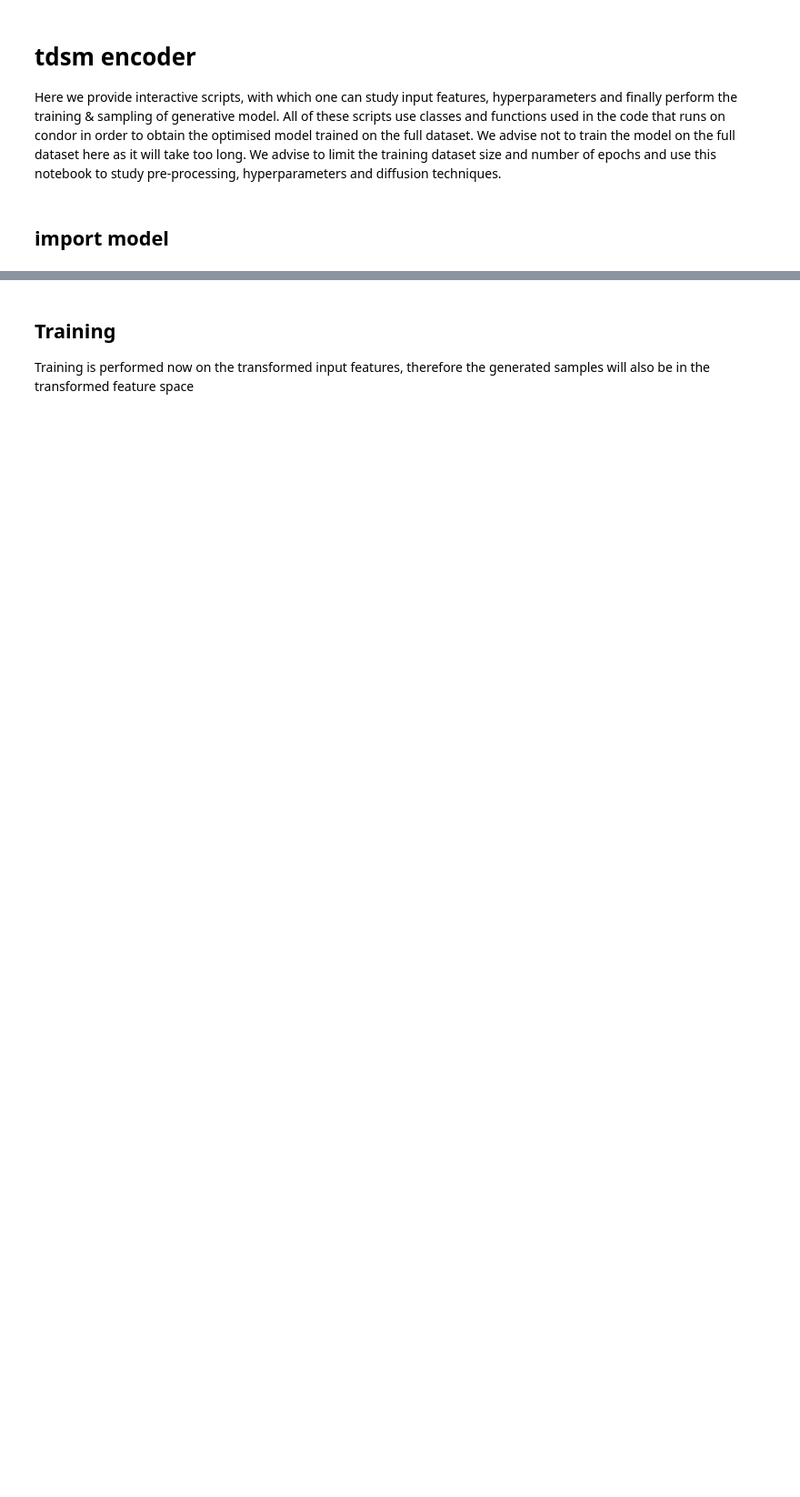
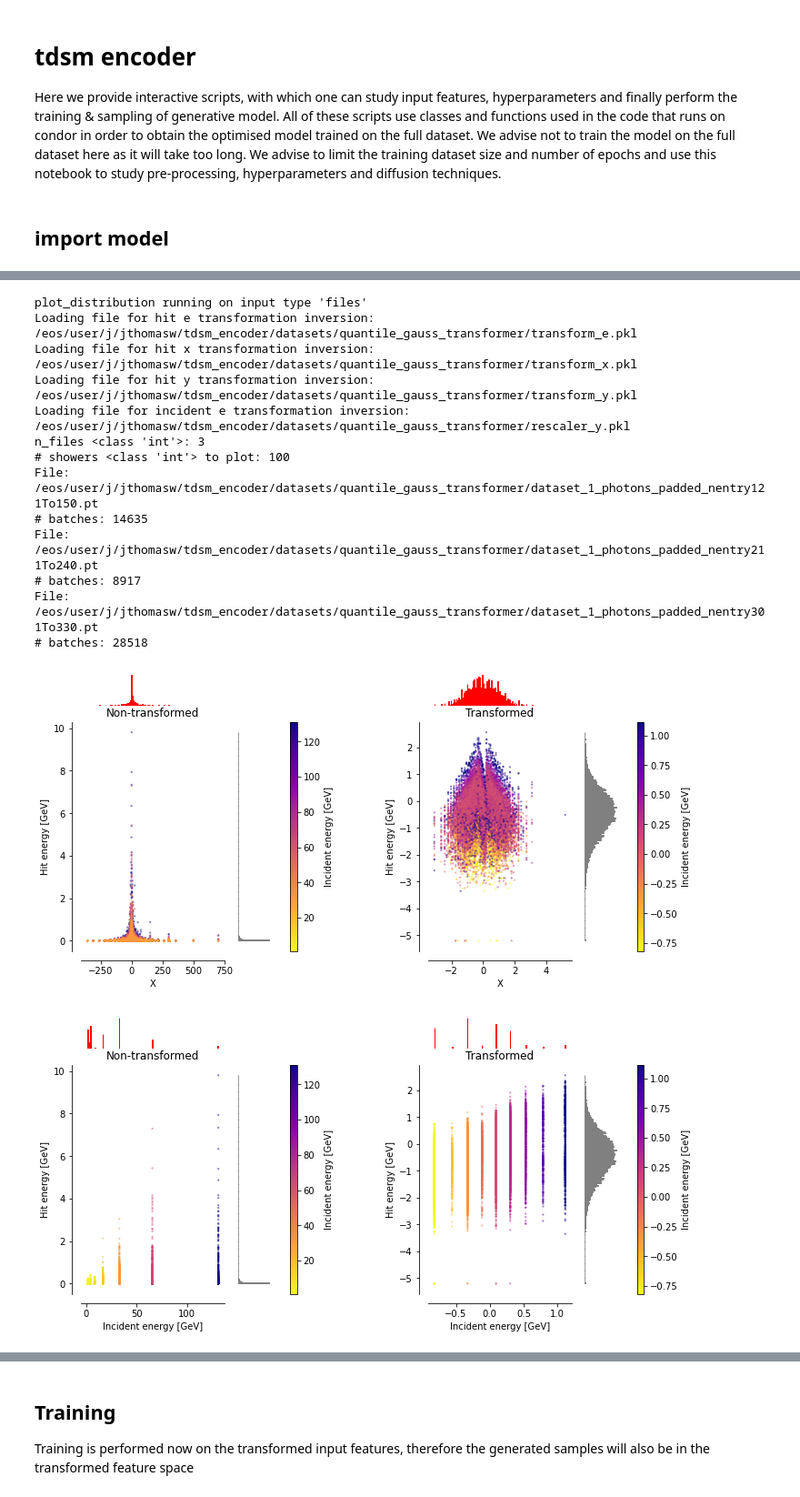
Before and after one commit to vincentchen566/tdsm_encoder, a Jupyter notebook: tdsm_encoder.ipynb, the cells around one changed output, grey strips where cells are left out. Shown: that part at 91% size. Cells and saved outputs as stored; diff of their text form; code cells hidden in the pictures; blank space fills up the shorter version.

```diff
--- a/tdsm_encoder.ipynb
+++ b/tdsm_encoder.ipynb
@@ -193,0 +238,41 @@ Plot hit z
+# %%
+# Non-transformed variables
+dists = util.display.plot_distribution(files_list_, nshowers_2_plot=100, energy_trans_file='transform_e.pkl', x_trans_file='transform_x.pkl', y_trans_file='transform_y.pkl', ine_trans_file='rescaler_y.pkl')
+entries = dists[0]
+all_incident_e = dists[1]
+total_deposited_e_shower = dists[2]
+all_e = dists[3]
+all_x = dists[4]
+all_y = dists[5]
+all_z = dists[6]
+all_hit_ine = dists[7]
+average_x_shower = dists[8]
+average_y_shower = dists[9]
+
+distributions = [(('X', 'Hit energy [GeV]', 'Incident energy [GeV]') , (all_x, all_e, all_hit_ine, all_x_trans, all_e_trans, all_hit_ine_trans))]
+util.display.make_plot(distributions)
+
+distributions = [(('Incident energy [GeV]', 'Hit energy [GeV]', 'Incident energy [GeV]') , (all_hit_ine, all_e, all_hit_ine, all_hit_ine_trans, all_e_trans, all_hit_ine_trans))]
+util.display.make_plot(distributions)
+
+distributions = [(('Av. X Position', 'Av. Y Position', 'Incident energy [GeV]') , (average_x_shower, average_y_shower, all_incident_e, average_x_shower_trans, average_y_shower_trans, all_incident_e_trans))]
+util.display.make_plot(distributions)
+
+distributions = [(('Incident energy [GeV]', 'Av. Energy Deposited [GeV]', 'Incident energy [GeV]') , (all_incident_e, total_deposited_e_shower, all_incident_e, all_incident_e_trans, total_deposited_e_shower_trans, all_incident_e_trans))]
+util.display.make_plot(distributions)
+# %% [output]
+plot_distribution running on input type 'files'
+Loading file for hit e transformation inversion: /eos/user/j/jthomasw/tdsm_encoder/datasets/quantile_gauss_transformer/transform_e.pkl
+Loading file for hit x transformation inversion: /eos/user/j/jthomasw/tdsm_encoder/datasets/quantile_gauss_transformer/transform_x.pkl
+Loading file for hit y transformation inversion: /eos/user/j/jthomasw/tdsm_encoder/datasets/quantile_gauss_transformer/transform_y.pkl
+Loading file for incident e transformation inversion: /eos/user/j/jthomasw/tdsm_encoder/datasets/quantile_gauss_transformer/rescaler_y.pkl
+n_files <class 'int'>: 3
+# showers <class 'int'> to plot: 100
+File: /eos/user/j/jthomasw/tdsm_encoder/datasets/quantile_gauss_transformer/dataset_1_photons_padded_nentry121To150.pt
+# batches: 14635
+File: /eos/user/j/jthomasw/tdsm_encoder/datasets/quantile_gauss_transformer/dataset_1_photons_padded_nentry211To240.pt
+# batches: 8917
+File: /eos/user/j/jthomasw/tdsm_encoder/datasets/quantile_gauss_transformer/dataset_1_photons_padded_nentry301To330.pt
+# batches: 28518
+[figure, added]
+[figure, added]
```
Also changed, not shown: parts of 11 cells of this notebook, 3 other files.
